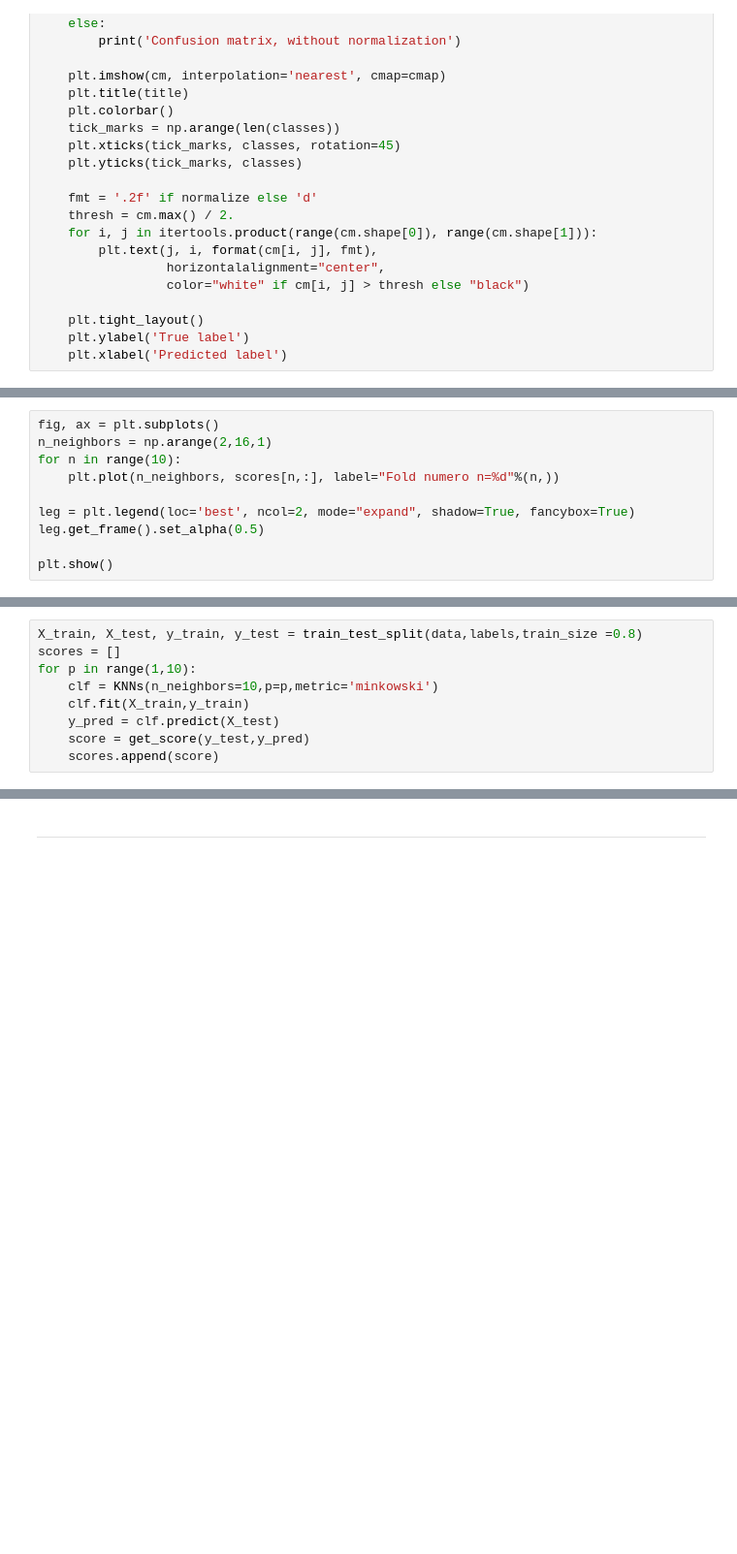
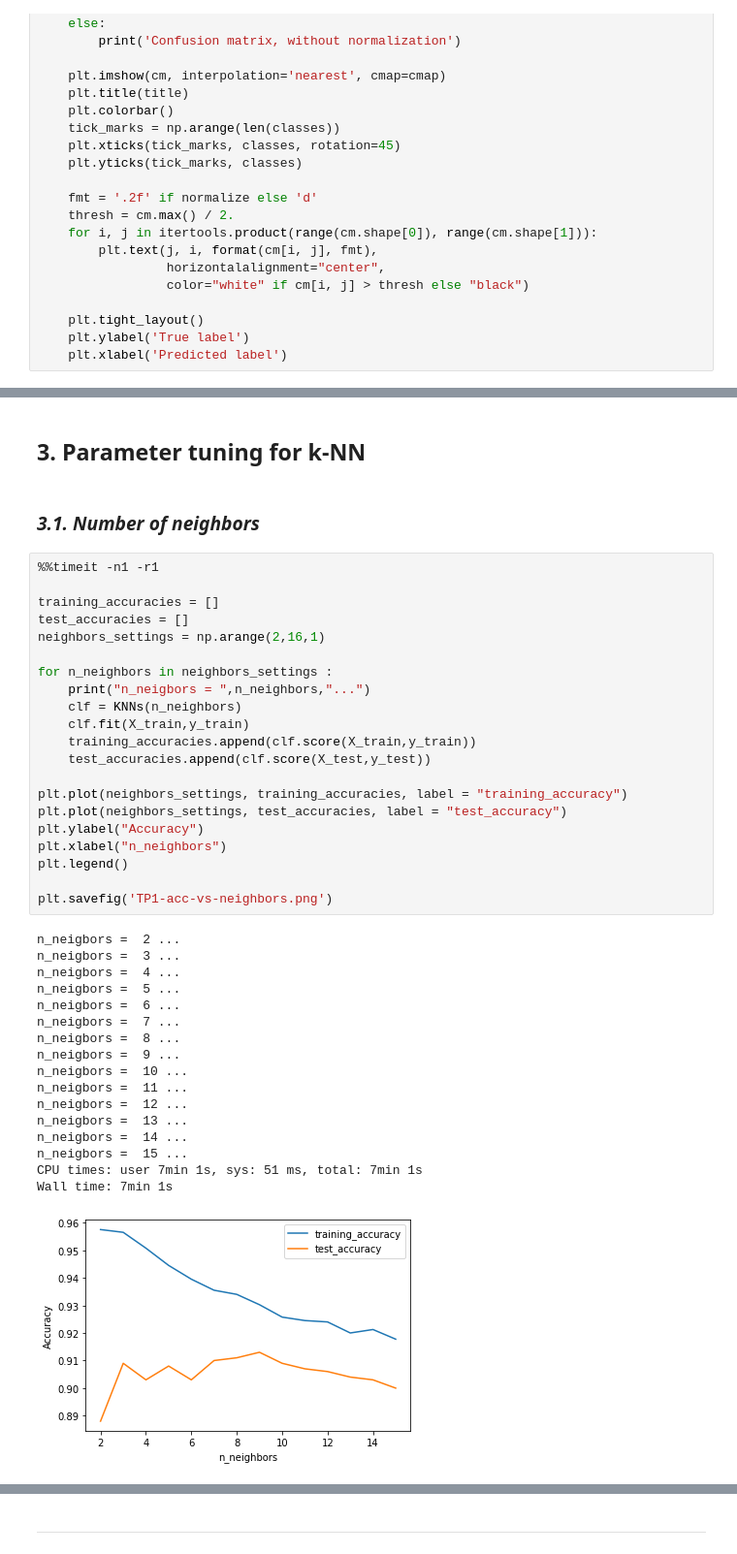
Before and after one commit to kuro10/Apprentissage, a Jupyter notebook: TP1/TP1.ipynb, the cells around one changed output, grey strips where cells are left out. Shown at 97% size. Cells and saved outputs as stored; diff of their text form; blank space fills up the shorter version.

```diff
--- a/TP1/TP1.ipynb
+++ b/TP1/TP1.ipynb
@@ -350,10 +235,0 @@ scores.shape
-# %%
-fig, ax = plt.subplots()
-n_neighbors = np.arange(2,16,1)
-for n in range(10):
-    plt.plot(n_neighbors, scores[n,:], label="Fold numero n=%d"%(n,))
-
-leg = plt.legend(loc='best', ncol=2, mode="expand", shadow=True, fancybox=True)
-leg.get_frame().set_alpha(0.5)
-
-plt.show()
@@ -427,9 +235,0 @@ plt.show()
-# %%
-X_train, X_test, y_train, y_test = train_test_split(data,labels,train_size =0.8)
-scores = []
-for p in range(1,10):
-    clf = KNNs(n_neighbors=10,p=p,metric='minkowski')
-    clf.fit(X_train,y_train)
-    y_pred = clf.predict(X_test)
-    score = get_score(y_test,y_pred)
-    scores.append(score)
@@ -518,0 +236,43 @@ Total execution time :  5.06197714805603
+# %% [markdown]
+## **3. Parameter tuning for k-NN**
+# %% [markdown]
+### ***3.1. Number of neighbors***
+# %%
+%%timeit -n1 -r1
+
+training_accuracies = []
+test_accuracies = []
+neighbors_settings = np.arange(2,16,1)
+
+for n_neighbors in neighbors_settings :
+    print("n_neigbors = ",n_neighbors,"...")
+    clf = KNNs(n_neighbors)
+    clf.fit(X_train,y_train)
+    training_accuracies.append(clf.score(X_train,y_train))
+    test_accuracies.append(clf.score(X_test,y_test))
+
+plt.plot(neighbors_settings, training_accuracies, label = "training_accuracy")
+plt.plot(neighbors_settings, test_accuracies, label = "test_accuracy")
+plt.ylabel("Accuracy")
+plt.xlabel("n_neighbors")
+plt.legend()
+
+plt.savefig('TP1-acc-vs-neighbors.png')
+# %% [output]
+n_neigbors =  2 ...
+n_neigbors =  3 ...
+n_neigbors =  4 ...
+n_neigbors =  5 ...
+n_neigbors =  6 ...
+n_neigbors =  7 ...
+n_neigbors =  8 ...
+n_neigbors =  9 ...
+n_neigbors =  10 ...
+n_neigbors =  11 ...
+n_neigbors =  12 ...
+n_neigbors =  13 ...
+n_neigbors =  14 ...
+n_neigbors =  15 ...
+CPU times: user 7min 1s, sys: 51 ms, total: 7min 1s
+Wall time: 7min 1s
+[figure, added]
```
Also changed, not shown: parts of 53 cells of this notebook, 2 other files.
